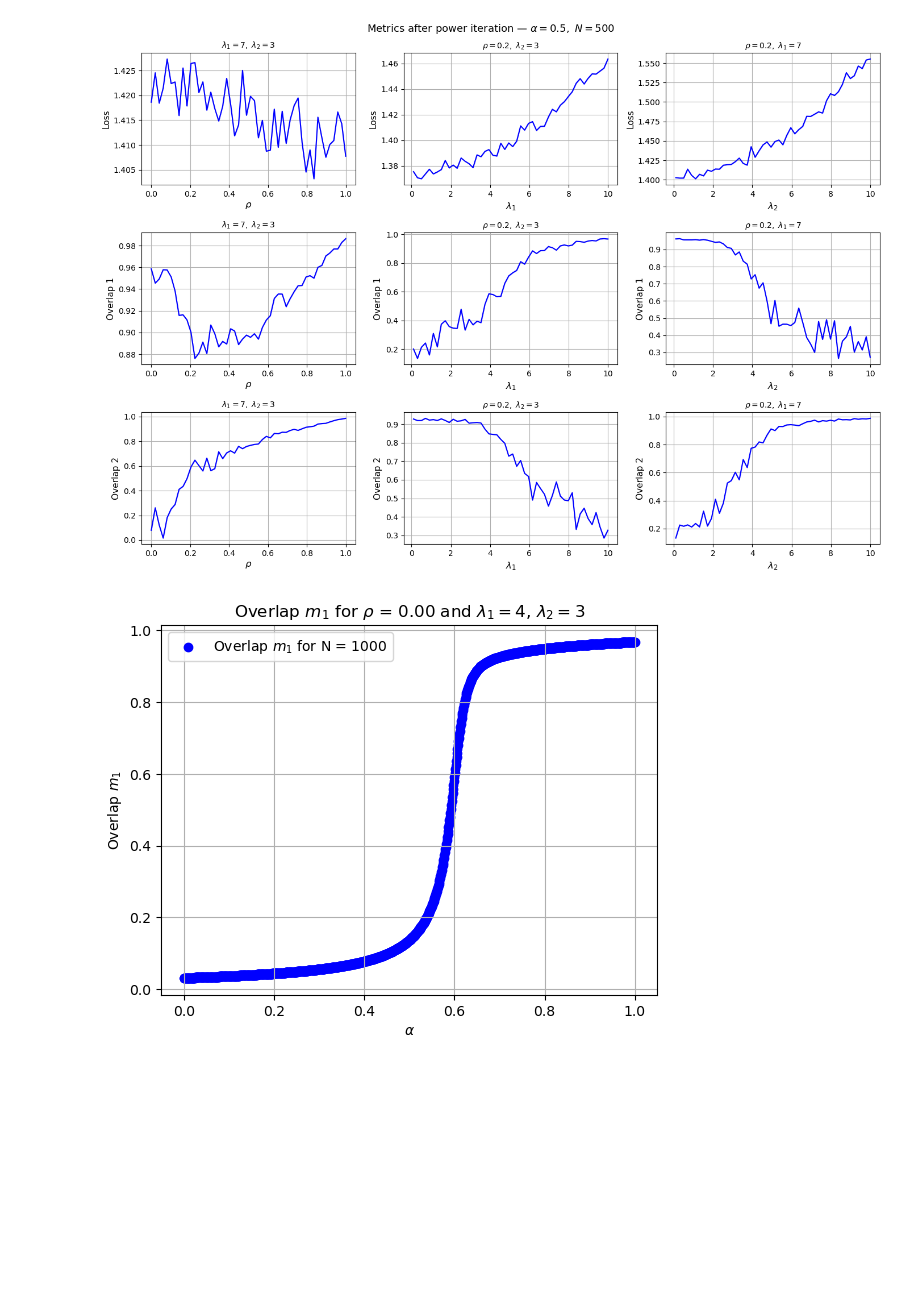
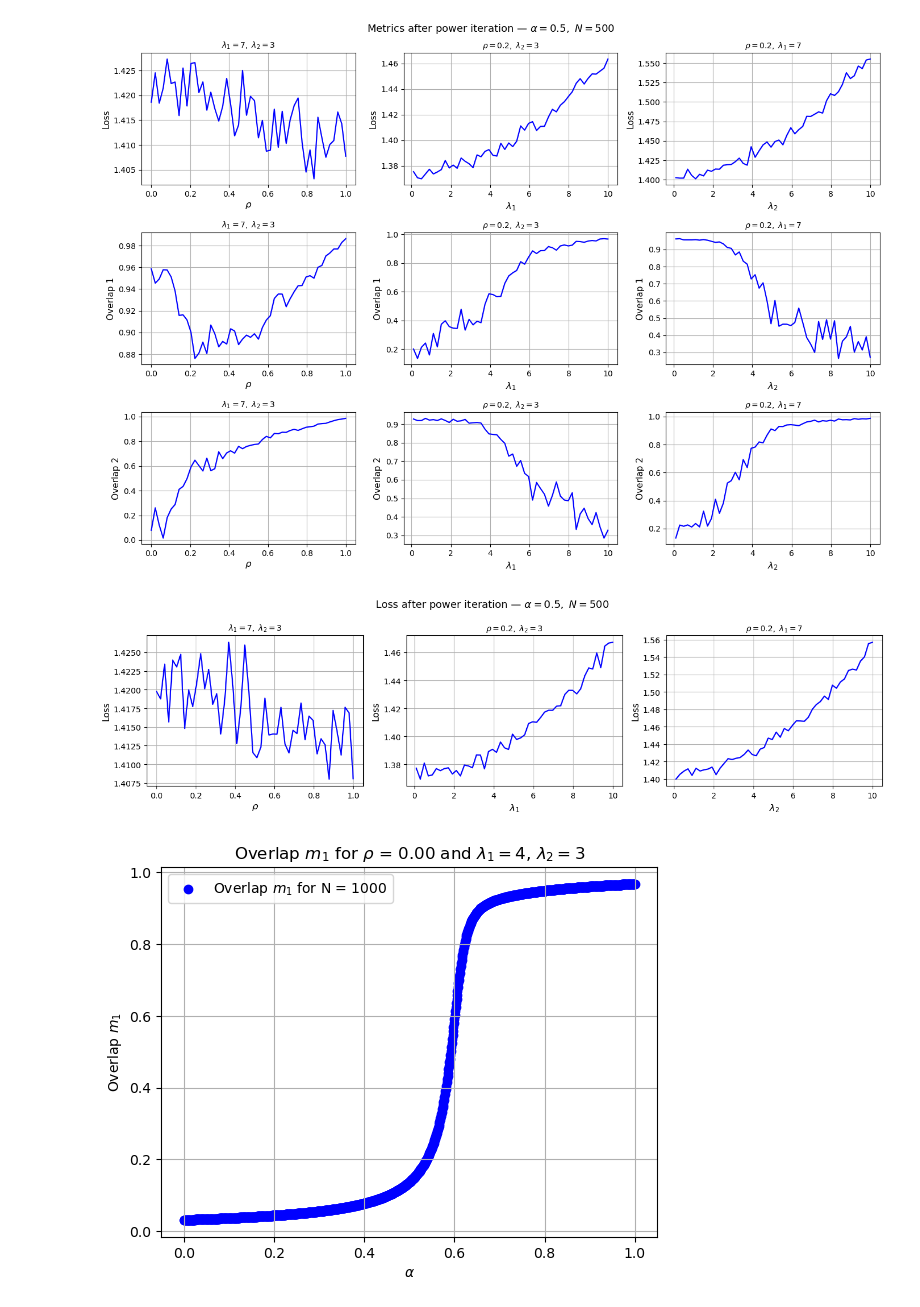
Before and after one commit to Taliesin123/Physics_The_Projects, a Jupyter notebook: Spike_code/Plots_1.ipynb, the cells around one changed output. Saved outputs shown, nothing was run; the diff lists cells and outputs as text; code cells hidden in the pictures; blank space fills up the shorter version.

```diff
--- a/Spike_code/Plots_1.ipynb
+++ b/Spike_code/Plots_1.ipynb
@@ -208,8 +208,67 @@ plt.show()
 FileNotFoundError: [Errno 2] No such file or directory: './Plots/Spike/FinalBoss_alpha=0.50.png'
 [figure]
 # %%
-fig.savefig(f"../Plots/Spike/FinalBoss_alpha={alpha:.2f}.png", dpi=200, bbox_inches="tight")
+importlib.reload(m)
+
+alpha = 0.5
+N = 500
+N_iter = 200
+N_runs = 20
+
+lamba_1_fixed = 7
+lamba_2_fixed = 3
+rho_fixed = 0.2
+
+rhos     = np.linspace(0, 1, 50)
+lambas_1 = np.linspace(0.1, 10, 50)
+lambas_2 = np.linspace(0.1, 10, 50)
+
+def run_metrics(M, N_runs, N_iter):
+    all_loss = []
+    for _ in range(N_runs):
+        x_hat = np.random.normal(0, 1, N)
+        x_hat /= np.linalg.norm(x_hat)
+        for _ in range(N_iter):
+            x_hat = M.matrix @ x_hat
+            x_hat /= np.linalg.norm(x_hat)
+        all_loss.append(M.loss(x_hat))
+    return np.mean(all_loss), np.std(all_loss)
+
+results = {"rho": [], "lam1": [], "lam2": []}
+
+for rho in rhos:
+    results["rho"].append(run_metrics(m.TwoSpikedWignerMatrix(N, lamba_1_fixed, lamba_2_fixed, rho, alpha), N_runs, N_iter))
+for lam1 in lambas_1:
+    results["lam1"].append(run_metrics(m.TwoSpikedWignerMatrix(N, lam1, lamba_2_fixed, rho_fixed, alpha), N_runs, N_iter))
+for lam2 in lambas_2:
+    results["lam2"].append(run_metrics(m.TwoSpikedWignerMatrix(N, lamba_1_fixed, lam2, rho_fixed, alpha), N_runs, N_iter))
+
+for k in results:
+    results[k] = np.array(results[k])
+
+fig, axes = plt.subplots(1, 3, figsize=(14, 4))
+
+sweep_params = [
+    (rhos,     results["rho"],  r"$\rho$",       rf"$\lambda_1={lamba_1_fixed},\ \lambda_2={lamba_2_fixed}$"),
+    (lambas_1, results["lam1"], r"$\lambda_1$",  rf"$\rho={rho_fixed},\ \lambda_2={lamba_2_fixed}$"),
+    (lambas_2, results["lam2"], r"$\lambda_2$",  rf"$\rho={rho_fixed},\ \lambda_1={lamba_1_fixed}$"),
+]
+
+for ax, (x, data, xlabel, subtitle) in zip(axes, sweep_params):
+    ax.plot(x, data[:, 0], color='blue')
+    ax.fill_between(x, data[:, 0] - data[:, 1], data[:, 0] + data[:, 1], alpha=0.2, color='blue')
+    ax.set_xlabel(xlabel, fontsize=12)
+    ax.set_ylabel("Loss", fontsize=11)
+    ax.set_title(subtitle, fontsize=10)
+    ax.grid(True)
+
+fig.suptitle(rf"Loss after power iteration — $\alpha={alpha},\ N={N}$", fontsize=13)
+fig.tight_layout()
+
+fig.savefig(f"../Plots/Spike/Loss_alpha={alpha:.2f}.png", dpi=200, bbox_inches="tight")
 plt.show()
+# %% [output]
+[figure, added]
 # %%
 importlib.reload(m)
 
```
Also changed, not shown: 22 other files.
